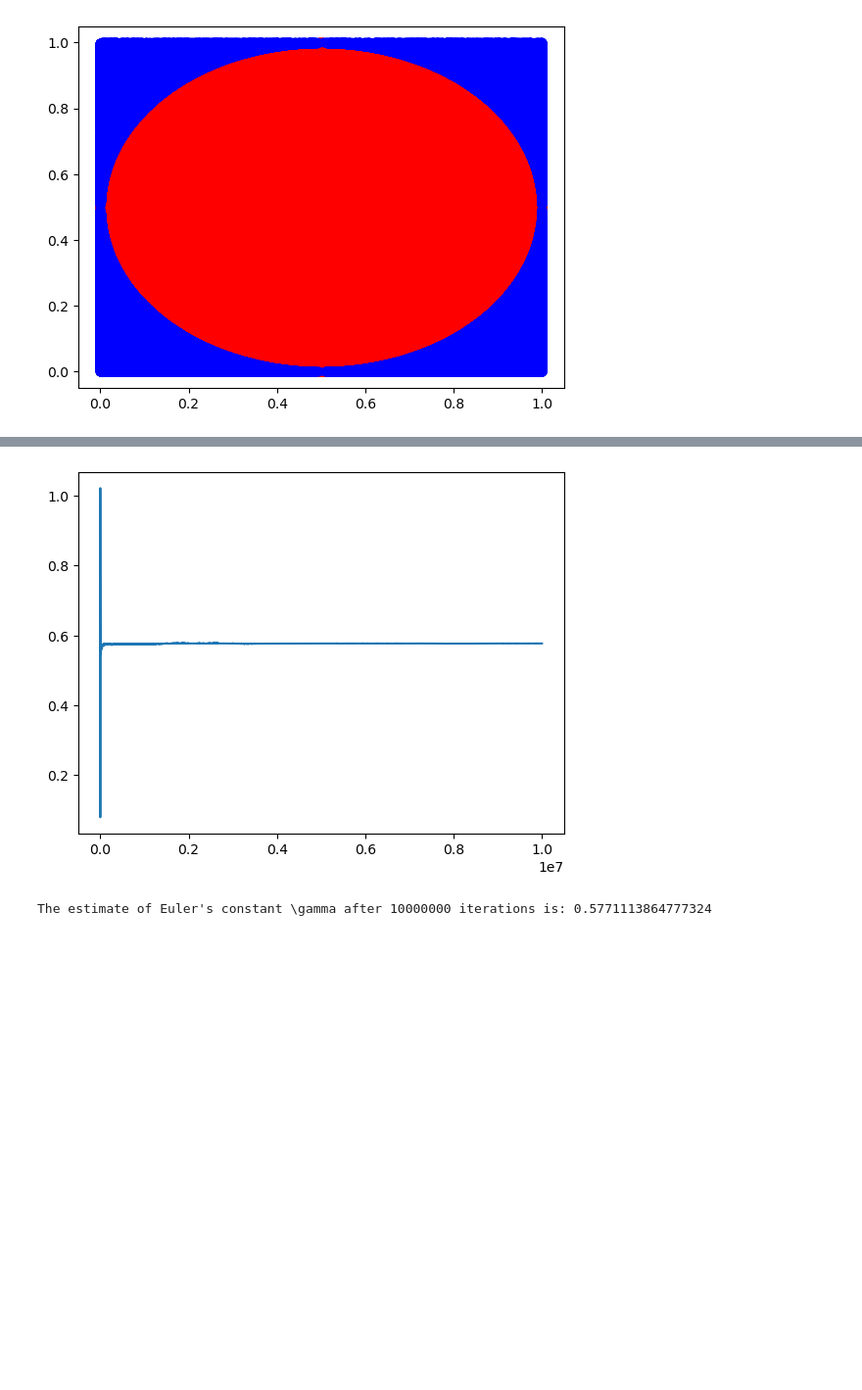
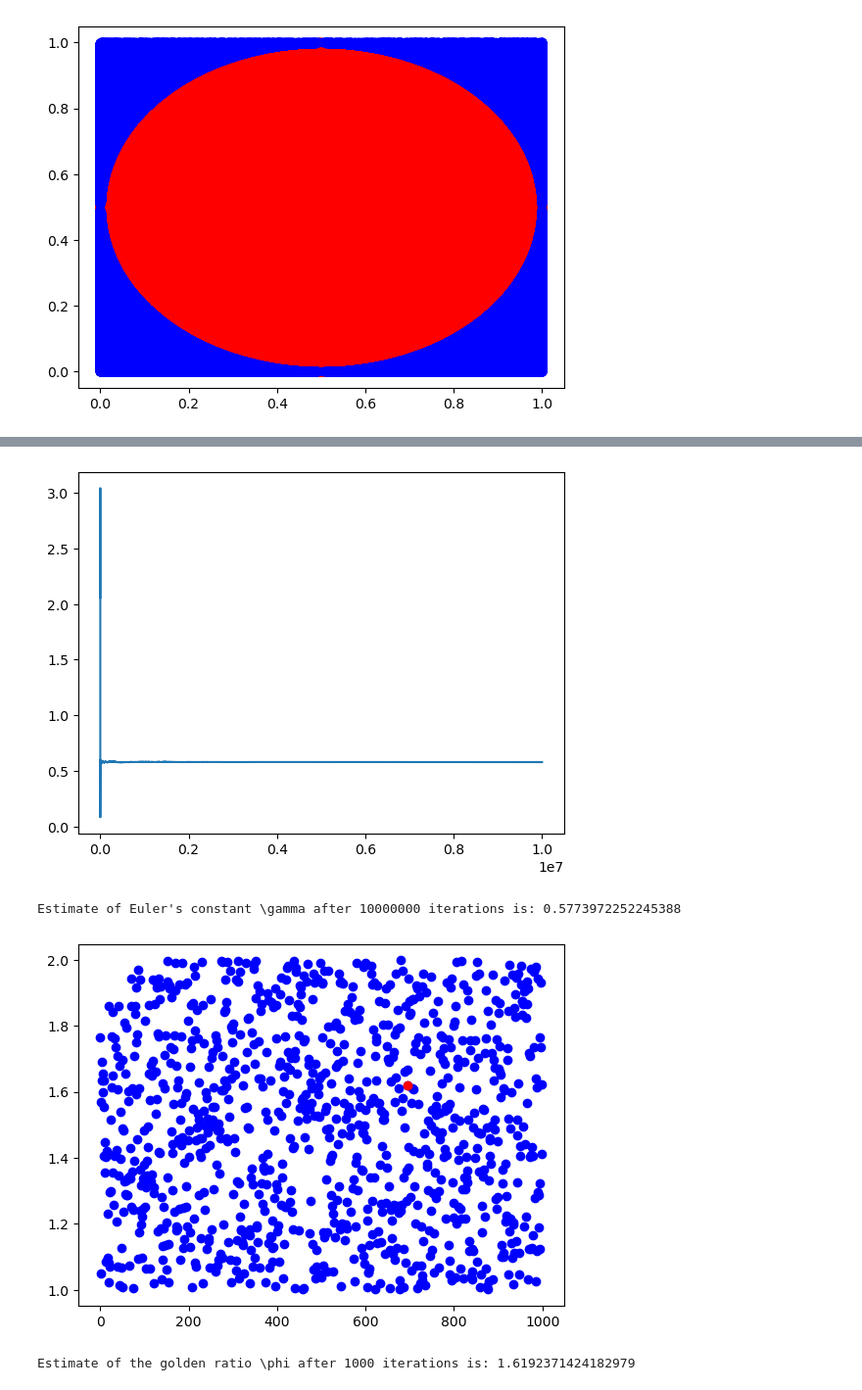
Before and after one commit to GautamGopalKrishnan/montecarlo, a Jupyter notebook: estimating_constants.ipynb, the cells around one changed output, grey strips where cells are left out. Shown at 98% size. Drawn from its saved outputs; the diff is of its cells as text; code cells hidden in the pictures; blank space fills up the shorter version.

Commit message:
Added Golden ratio and Silver ratio

```diff
--- a/estimating_constants.ipynb
+++ b/estimating_constants.ipynb
@@ -95,11 +95,35 @@ for i in range(N):
     est.append(prev_sum/(i+1))
 plt.plot(range(N),est)
 plt.show()
-print("The estimate of Euler's constant \gamma after",N,"iterations is:",est[-1])
+print("Estimate of Euler's constant \gamma after",N,"iterations is:",est[-1])
 # %% [output]
-[figure, old version]
+[figure, new version]
-The estimate of Euler's constant \gamma after 10000000 iterations is: 0.5771113864777324
+Estimate of Euler's constant \gamma after 10000000 iterations is: 0.5773972252245388
 # %%
 #Estimating Golden Ratio \phi by Monte Carlo simulation using the fact that (a+b)/a must be close to a/b
+
+N=1000 #It is easier to see the scatter plot with N=1000 and the estimate is reasonably good
+m=1
+est=[]
+for i in range(N):
+    x=np.random.uniform(0,1)
+    y=np.random.uniform(0,1)
+    a=np.max([x,y])
+    b=np.min([x,y])
+    f1=(a+b)/a
+    f2=a/b
+    v=f1-f2
+    if v>0 and v<m:
+        m=v
+        z=i
+        ans=f1
+    est.append(f1)
+plt.scatter(range(N),est,c="b")
+plt.scatter([z],[ans],c="r")
+plt.show()
+print("Estimate of the golden ratio \phi after",N,"iterations is:",ans)
+# %% [output]
+[figure, added]
+Estimate of the golden ratio \phi after 1000 iterations is: 1.6192371424182979
 # %%
 #Estimation Silver Ratio \delta by Monte Carlo simulation using the fact that (2a+b)/a must be close to a/b
```
Also changed, not shown: parts of 5 cells of this notebook.
